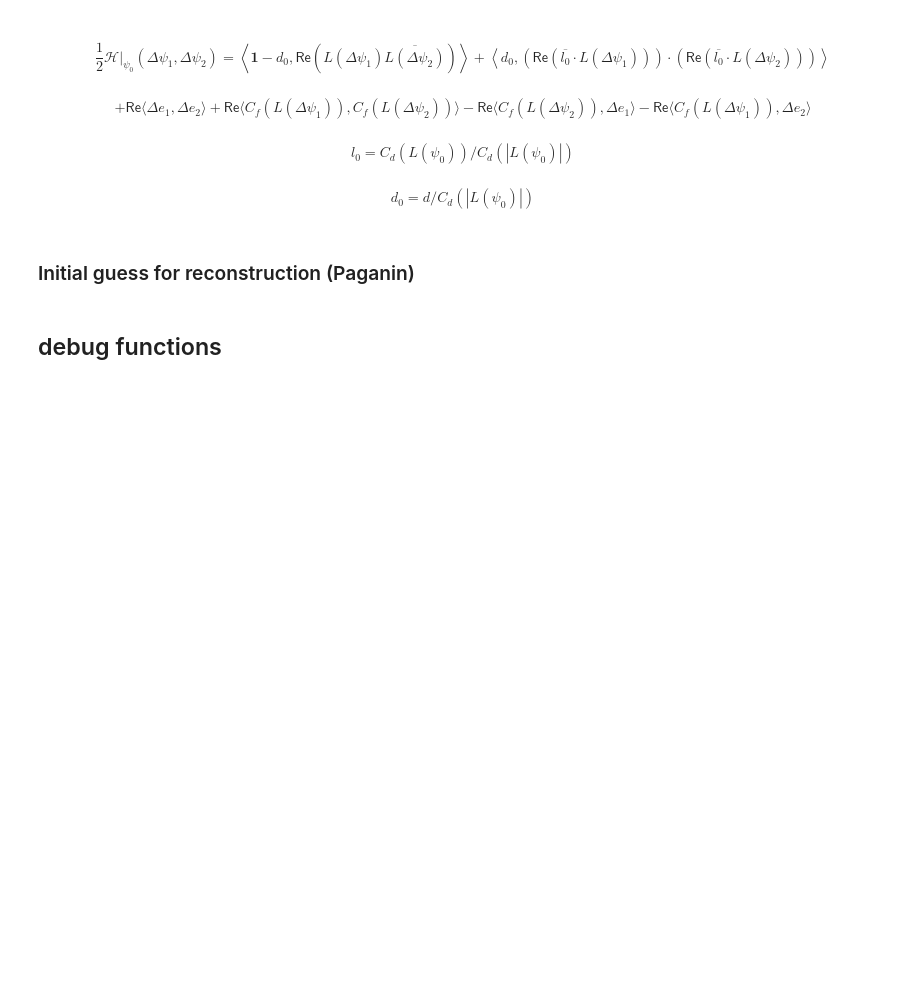
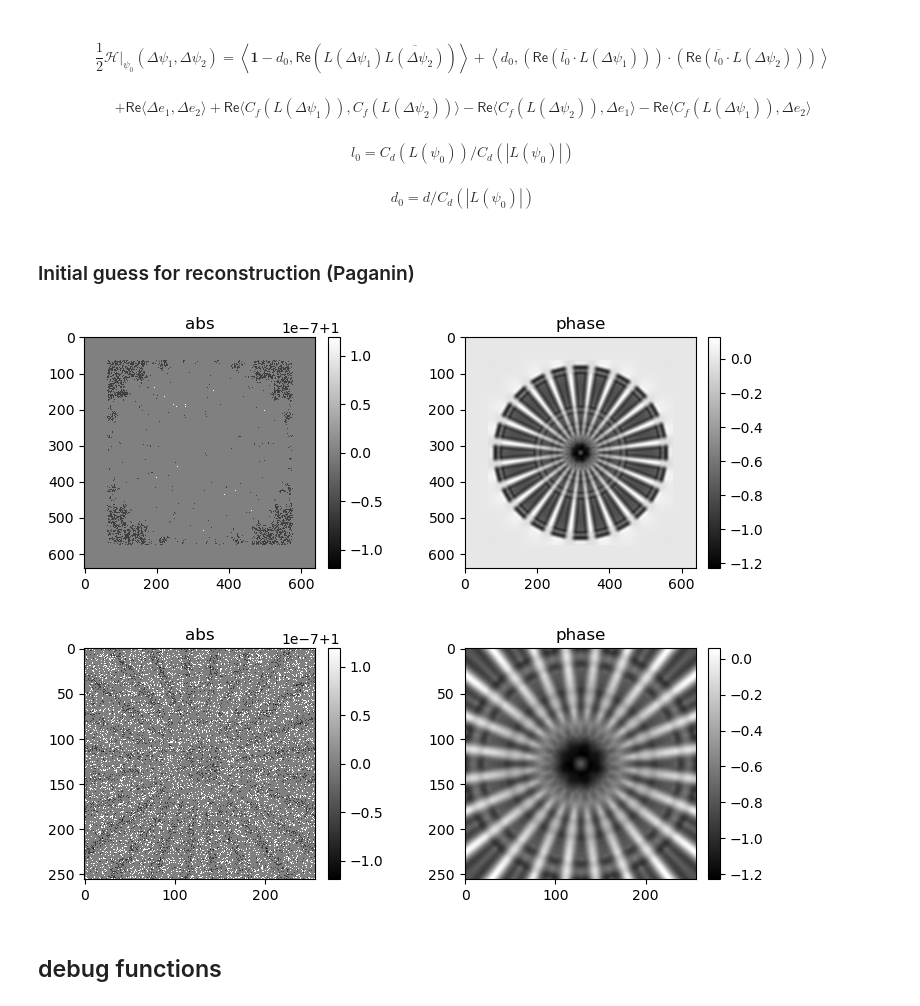
Before and after one commit to nikitinvv/holotomocupy, a Jupyter notebook: examples_synthetic/padding_problem/rece.ipynb, the cells around one changed output. Cells and saved outputs as stored; diff of their text form; code cells hidden in the pictures; blank space fills up the shorter version.

```diff
--- a/examples_synthetic/padding_problem/rece.ipynb
+++ b/examples_synthetic/padding_problem/rece.ipynb
@@ -27,7 +30,6 @@ path = f'/data/vnikitin/modeling/siemens{n}'
 # %%
 data = np.load(f'{path}/data.npy')
 psi = np.load(f'{path}/psi.npy')
-rdata = data.copy()
 # %% [markdown]
 # Construct operators
 # %%
@@ -133,20 +137,23 @@ def calc_alpha(vars,grads,etas,d):
 # %%
 def rec_init(rdata):
     recMultiPaganin = cp.zeros([1,ndist,n,n],dtype='float32')
     for j in range(0,ndist):
         rdatar = cp.array(rdata[:,j:j+1])
         r = multiPaganin(rdatar,
                             distances[j:j+1], wavelength, voxelsize,  24.05, 1e-3)
         recMultiPaganin[:,j] = r
 
     recMultiPaganin = np.sum(recMultiPaganin,axis=1)/ndist
     recMultiPaganin = np.exp(1j*recMultiPaganin)
     return recMultiPaganin
 
-rec_paganin = rec_init(rdata)
+rec_paganin = rec_init(data)
 rec_paganin = np.pad(rec_paganin,((0,0),(ne//2-n//2,ne//2-n//2),(ne//2-n//2,ne//2-n//2)),'constant',constant_values=1)
 mshow_polar(rec_paganin[0],show)
 mshow_polar(rec_paganin[0,ne//2-128:ne//2+128,ne//2-128:ne//2+128],show)
+# %% [output]
+[figure, added]
+[figure, added]
 # %% [markdown]
 ## debug functions
 # %%
```
Also changed, not shown: parts of 3 cells of this notebook.
